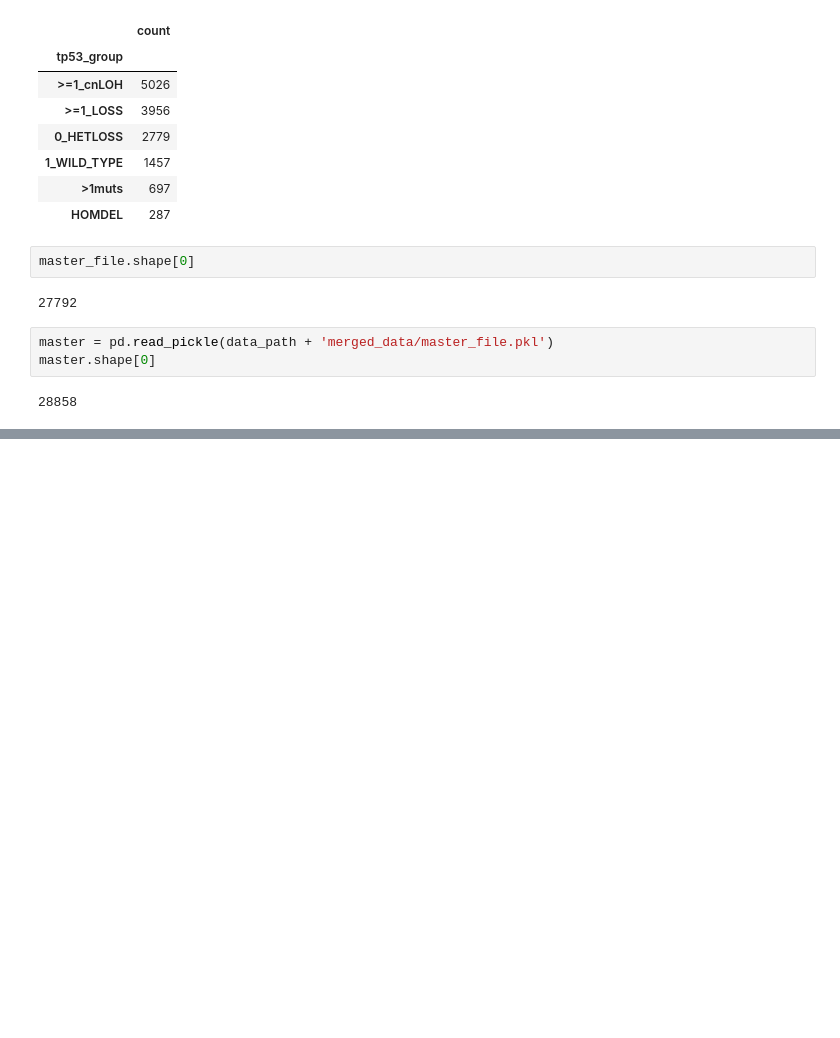
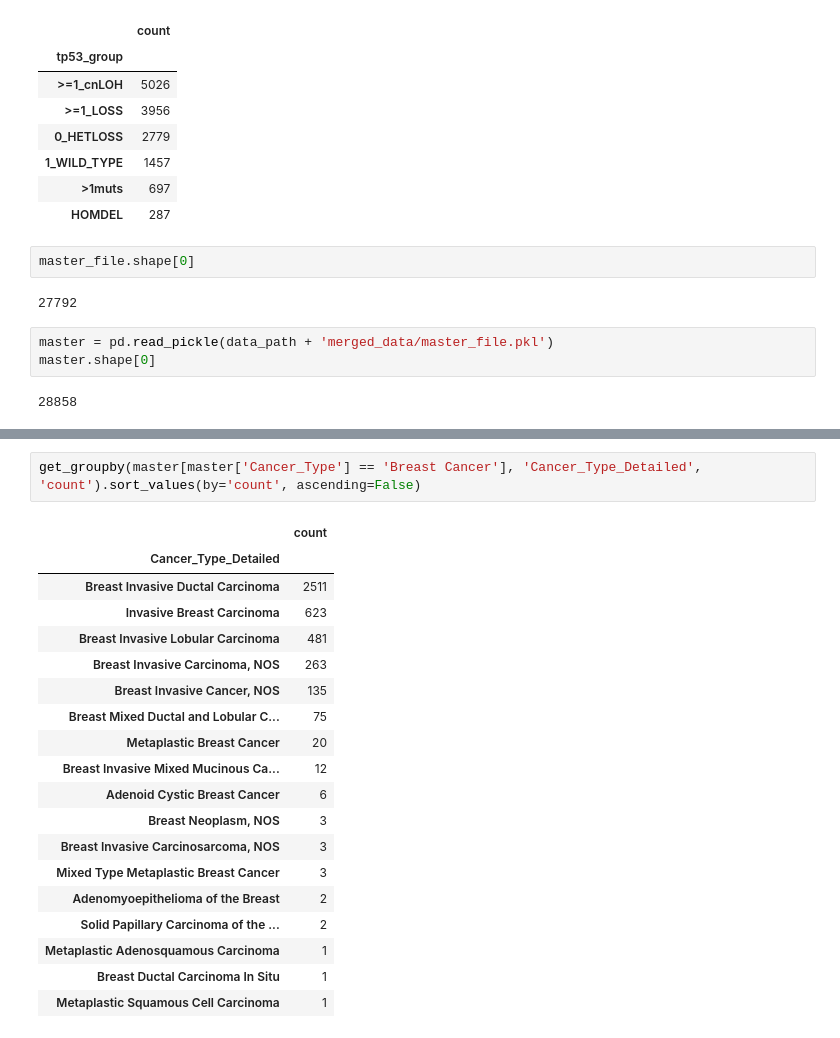
Before and after one commit to emilecohen/mskimpact_tp53_exploration, a Jupyter notebook: analysis/dataframe_generation/master_file_creation.ipynb, the cells around one changed output, grey strips where cells are left out. Drawn from its saved outputs; the diff is of its cells as text; blank space fills up the shorter version.

```diff
--- a/analysis/dataframe_generation/master_file_creation.ipynb
+++ b/analysis/dataframe_generation/master_file_creation.ipynb
@@ -1333,0 +1352,22 @@ master.shape[0]
+# %%
+get_groupby(master[master['Cancer_Type'] == 'Breast Cancer'], 'Cancer_Type_Detailed', 'count').sort_values(by='count', ascending=False)
+# %% [output]
+|  | count |
+| Cancer_Type_Detailed |  |
+| Breast Invasive Ductal Carcinoma | 2511 |
+| Invasive Breast Carcinoma | 623 |
+| Breast Invasive Lobular Carcinoma | 481 |
+| Breast Invasive Carcinoma, NOS | 263 |
+| Breast Invasive Cancer, NOS | 135 |
+| Breast Mixed Ductal and Lobular C... | 75 |
+| Metaplastic Breast Cancer | 20 |
+| Breast Invasive Mixed Mucinous Ca... | 12 |
+| Adenoid Cystic Breast Cancer | 6 |
+| Breast Neoplasm, NOS | 3 |
+| Breast Invasive Carcinosarcoma, NOS | 3 |
+| Mixed Type Metaplastic Breast Cancer | 3 |
+| Adenomyoepithelioma of the Breast | 2 |
+| Solid Papillary Carcinoma of the ... | 2 |
+| Metaplastic Adenosquamous Carcinoma | 1 |
+| Breast Ductal Carcinoma In Situ | 1 |
+| Metaplastic Squamous Cell Carcinoma | 1 |
```
Also changed, not shown: parts of 3 cells of this notebook, 1 other file.
